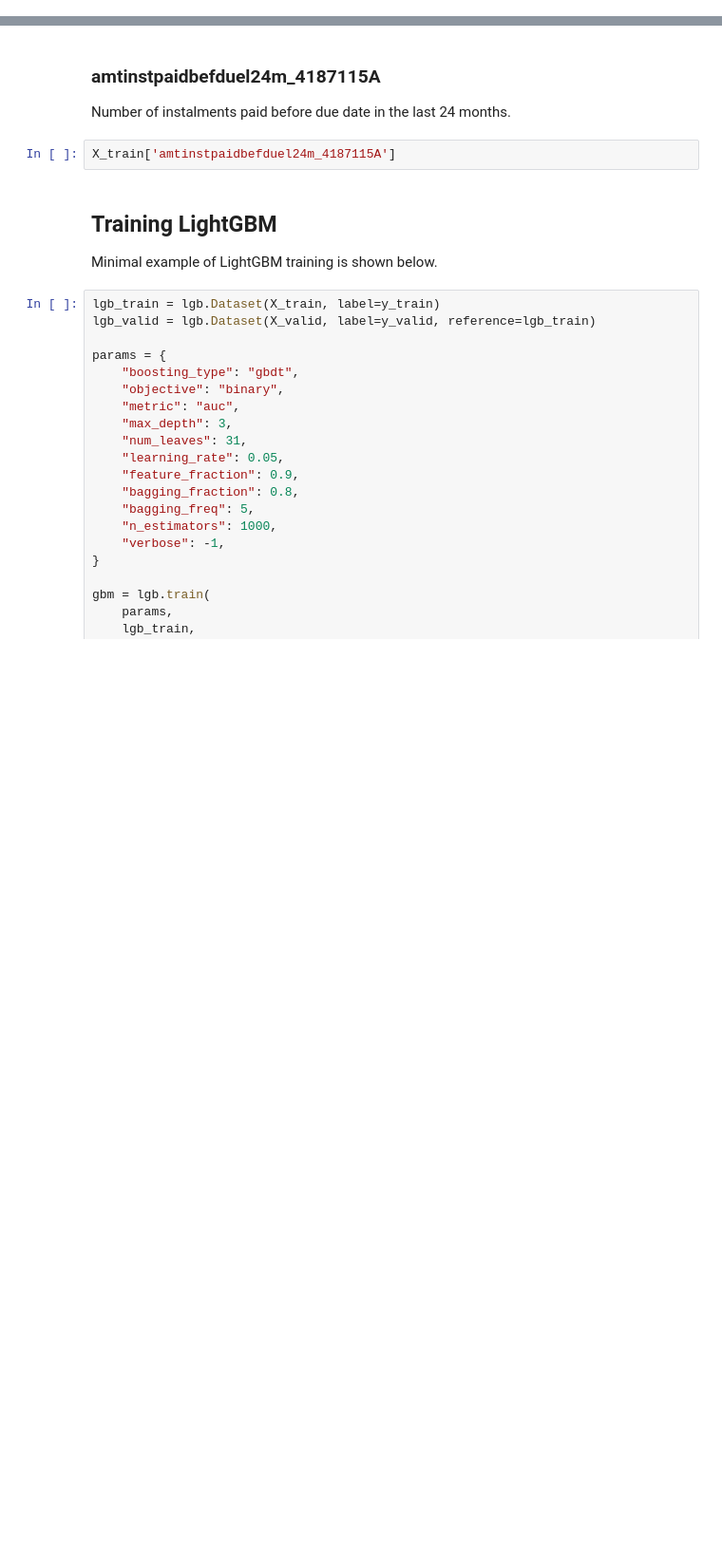
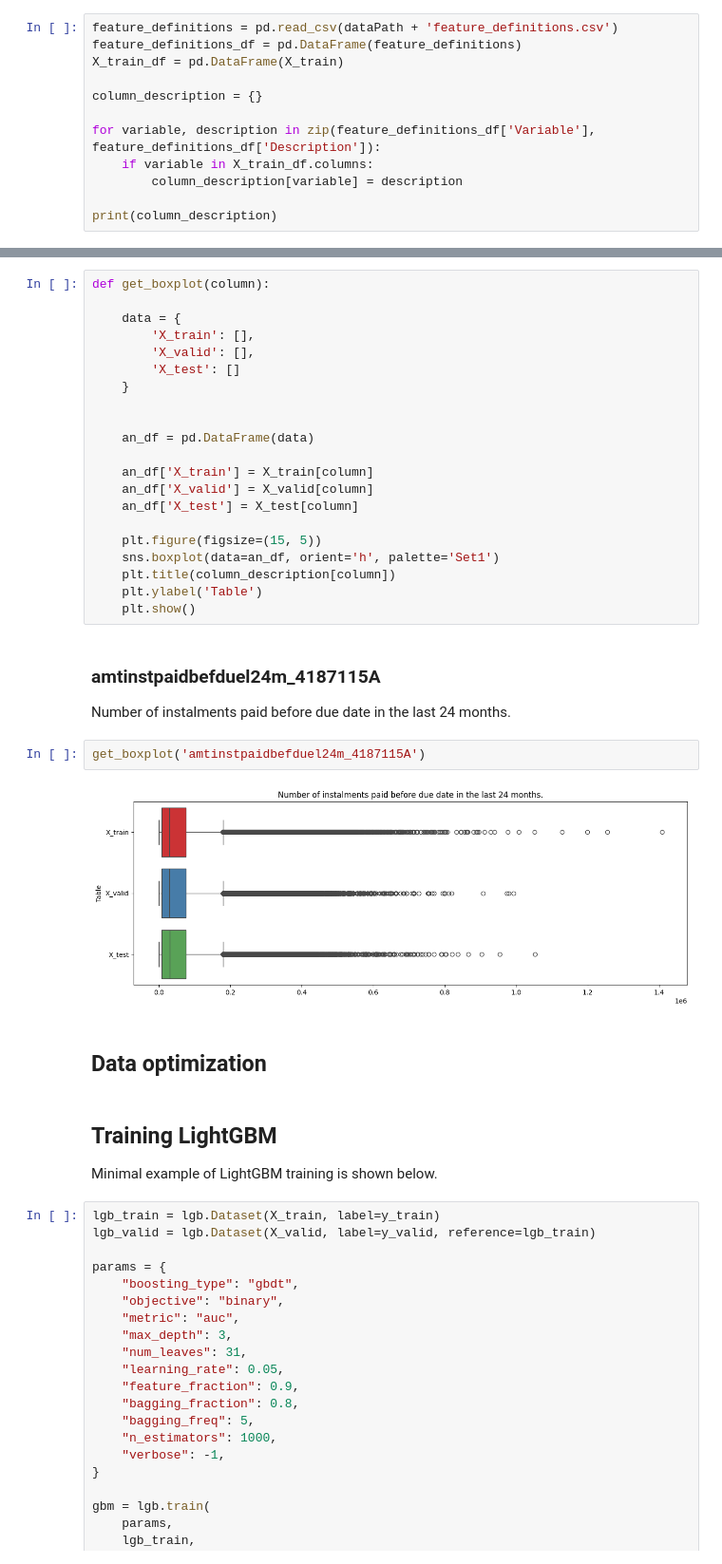
Before and after one commit to VSXV/Kaggle, a Jupyter notebook: 1. home credit 2024/home-credit-2024.ipynb, the cells around one changed output, grey strips where cells are left out. Shown: that part at 95% size. Saved outputs shown, nothing was run; the diff lists cells and outputs as text; blank space fills up the shorter version.

```diff
--- a/1. home credit 2024/home-credit-2024.ipynb
+++ b/1. home credit 2024/home-credit-2024.ipynb
@@ -278,0 +285,12 @@ interval columns not set, guessing: ['amtinstpaidbefduel24m_4187115A', 'annuity_
+# %%
+feature_definitions = pd.read_csv(dataPath + 'feature_definitions.csv')
+feature_definitions_df = pd.DataFrame(feature_definitions)
+X_train_df = pd.DataFrame(X_train)
+
+column_description = {}
+
+for variable, description in zip(feature_definitions_df['Variable'], feature_definitions_df['Description']):
+    if variable in X_train_df.columns:
+        column_description[variable] = description
+
+print(column_description)
@@ -279,8 +299,33 @@ interval columns not set, guessing: ['amtinstpaidbefduel24m_4187115A', 'annuity_
+# %%
+def get_boxplot(column):
+
+    data = {
+        'Х_train': [],
+        'Х_valid': [],
+        'Х_test': []
+    }
+
+
+    an_df = pd.DataFrame(data)
+
+    an_df['Х_train'] = X_train[column]
+    an_df['Х_valid'] = X_valid[column]
+    an_df['Х_test'] = X_test[column]
+
+    plt.figure(figsize=(15, 5))
+    sns.boxplot(data=an_df, orient='h', palette='Set1')
+    plt.title(column_description[column])
+    plt.ylabel('Table')
+    plt.show()
 # %% [markdown]
 ### amtinstpaidbefduel24m_4187115A
 Number of instalments paid before due date in the last 24 months.
 # %%
-X_train['amtinstpaidbefduel24m_4187115A']
+get_boxplot('amtinstpaidbefduel24m_4187115A')
+# %% [output]
+[figure, added]
+# %% [markdown]
+## Data optimization
 # %% [markdown]
 ## Training LightGBM
 
```
Also changed, not shown: parts of 9 cells of this notebook, 1 other file.
